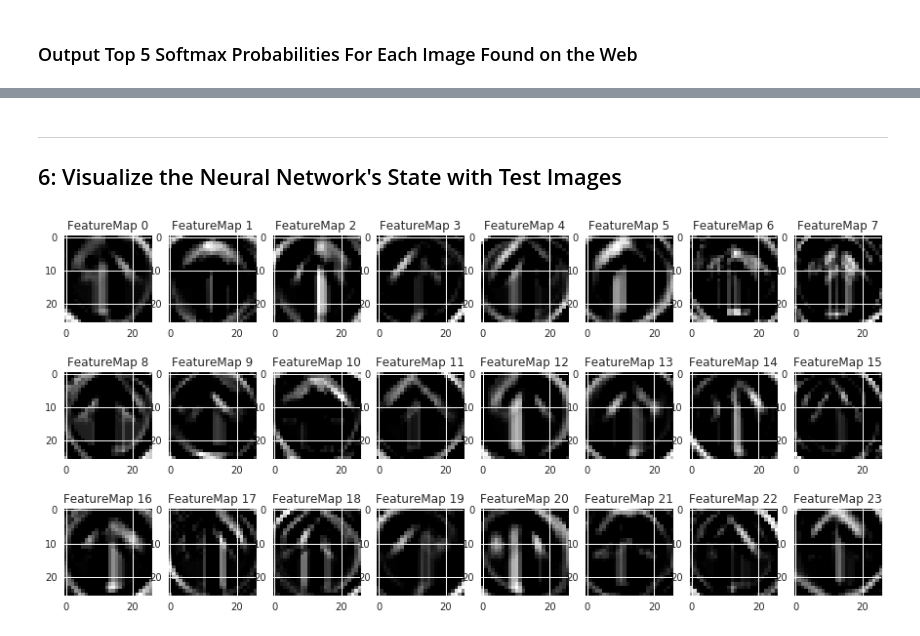
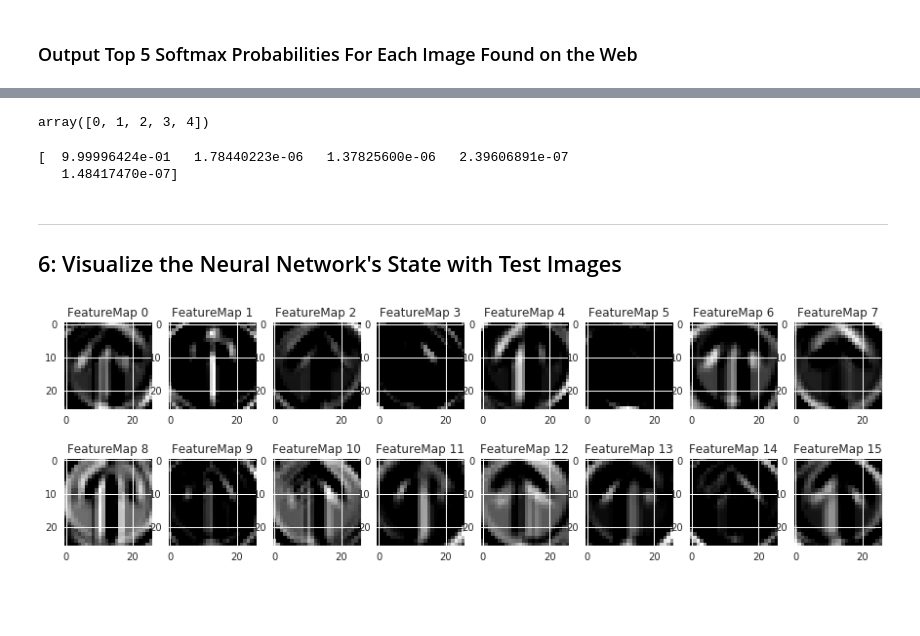
Before and after one commit to joekidd/CarND-Traffic-Sign-Classifier-Project, a Jupyter notebook: Traffic_Sign_Classifier.ipynb, the cells around one changed output, grey strips where cells are left out. Saved outputs shown, nothing was run; the diff lists cells and outputs as text; code cells hidden in the pictures; blank space fills up the shorter version.

```diff
--- a/Traffic_Sign_Classifier.ipynb
+++ b/Traffic_Sign_Classifier.ipynb
@@ -217,7 +232,7 @@ def min_max_normalize(img):
 
 def preprocess(img):
     img = normalize_hist(img)
-    img = convert_to_gray(img)
+    #img = convert_to_gray(img)
     img = min_max_normalize(img)
     return img
 # %%
@@ -283,7 +298,7 @@ def lrn(x, radius, alpha, beta, name, bias=1.0):
 def MyNet(x, keep_prob, mu = 0, sigma = 0.1):
 
     # Layer 1: Convolution
-    conv1 = conv2d(x, 7, 24, 1, 'conv1')
+    conv1 = conv2d(x, 7, 16, 1, 'conv1')
     conv1 = tf.nn.max_pool(conv1, ksize=[1, 2, 2, 1], strides=[1, 2, 2, 1], padding='VALID')
     conv1 = lrn(conv1, 2, 2e-05, 0.75, name = 'norm1')
 
@@ -300,20 +315,17 @@ def MyNet(x, keep_prob, mu = 0, sigma = 0.1):
     fc0 = tf.nn.dropout(fc0, keep_prob)
 
     # Layer 3: Fully Connected
-    fc1 = fc(fc0, 512, 512, 'fc1')
+    fc1 = fc(fc0, 512, 256, 'fc1')
     fc1 = tf.nn.dropout(fc1, keep_prob)
 
     # Layer 4: Fully Connected
-    fc2 = fc(fc1, 512, 512, 'fc2')
+    fc2 = fc(fc1, 256, 256, 'fc2')
     fc2 = tf.nn.dropout(fc2, keep_prob)
 
-    #fc3 = fc(fc2, 256, 128, 'fc3')
-    #fc3 = tf.nn.dropout(fc3, keep_prob)
-
     # Layer 6: Fully Connected
-    return fc(fc2, 512, 43, 'logits', False)
+    return fc(fc2, 256, 43, 'logits', False)
 # %%
-x = tf.placeholder(tf.float32, (None, 32, 32, 1))
+x = tf.placeholder(tf.float32, (None, 32, 32, 3))
 y = tf.placeholder(tf.int32, (None))
 keep_prob = tf.placeholder(tf.float32)
 one_hot_y = tf.one_hot(y, 43)
@@ -389 +401,11 @@ Test set accuracy:  0.967933491611
 Model saved
+# %%
+predicted = []
+actual = y_valid
+
+with tf.Session(config=tf.ConfigProto(log_device_placement=True)) as sess:
+    saver.restore(sess, "./lenet")
+    predicted = sess.run(
+        tf.argmax(tf.nn.softmax(logits), dimension=1),
+        feed_dict={x: X_valid, keep_prob: 1.0}
+    )
@@ -474,3 +547,12 @@ TopKV2(values=array([[  9.99999881e-01,   6.70376608e-08,   1.47275410e-08,
+# %%
+np.arange(5)
+# %% [output]
+array([0, 1, 2, 3, 4])
+# %%
+print(prediction[0][0])
+# %% [output]
+[  9.99996424e-01   1.78440223e-06   1.37825600e-06   2.39606891e-07
+   1.48417470e-07]
 # %% [markdown]
 ---
 
@@ -499,9 +582,9 @@ def outputFeatureMap(image_input, tf_activation, activation_min=-1, activation_m
 # %%
 with tf.Session(config=tf.ConfigProto(log_device_placement=True)) as sess:
     saver.restore(sess, "./lenet")
-    outputFeatureMap(preprocessed[0].reshape(1, 32, 32, 1), conv_layers[0], plt_num=3)
+    outputFeatureMap(preprocessed[0].reshape(1, 32, 32, 3), conv_layers[0], plt_num=3)
 # %% [output]
-[figure, old version]
+[figure, new version]
 # %%
 with tf.Session(config=tf.ConfigProto(log_device_placement=True)) as sess:
     saver.restore(sess, "./lenet")
```
Also changed, not shown: parts of 15 cells of this notebook, 13 other files.
